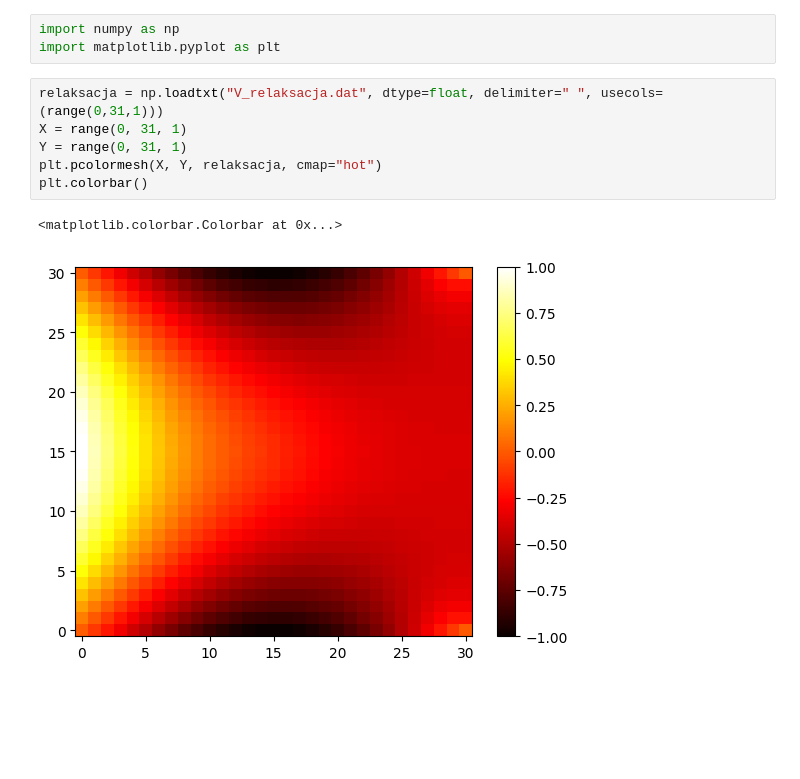
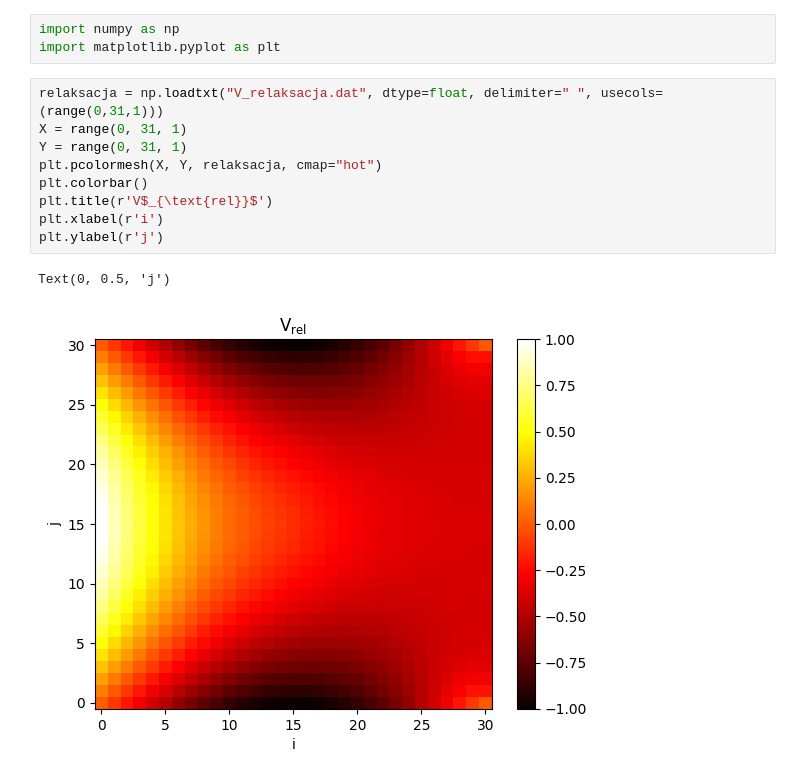
Before and after one commit to lruba939/Monte-Carlo, a Jupyter notebook: Lab 9/obrazy.ipynb, the cells around one changed output. Cells and saved outputs as stored; diff of their text form; blank space fills up the shorter version.

```diff
--- a/Lab 9/obrazy.ipynb
+++ b/Lab 9/obrazy.ipynb
@@ -4,12 +4,15 @@ import matplotlib.pyplot as plt
 # %%
 relaksacja = np.loadtxt("V_relaksacja.dat", dtype=float, delimiter=" ", usecols=(range(0,31,1)))
 X = range(0, 31, 1)
 Y = range(0, 31, 1)
 plt.pcolormesh(X, Y, relaksacja, cmap="hot")
 plt.colorbar()
+plt.title(r'V$_{\text{rel}}$')
+plt.xlabel(r'i')
+plt.ylabel(r'j')
 # %% [output]
-<matplotlib.colorbar.Colorbar at 0x...>
+Text(0, 0.5, 'j')
-[figure, old version]
+[figure, new version]
 # %%
 relaksacja = np.loadtxt("V_MC.dat", dtype=float, delimiter=" ", usecols=(range(0,31,1)))
 X = range(0, 31, 1)
```
Also changed, not shown: parts of 4 cells of this notebook, 16 other files.
